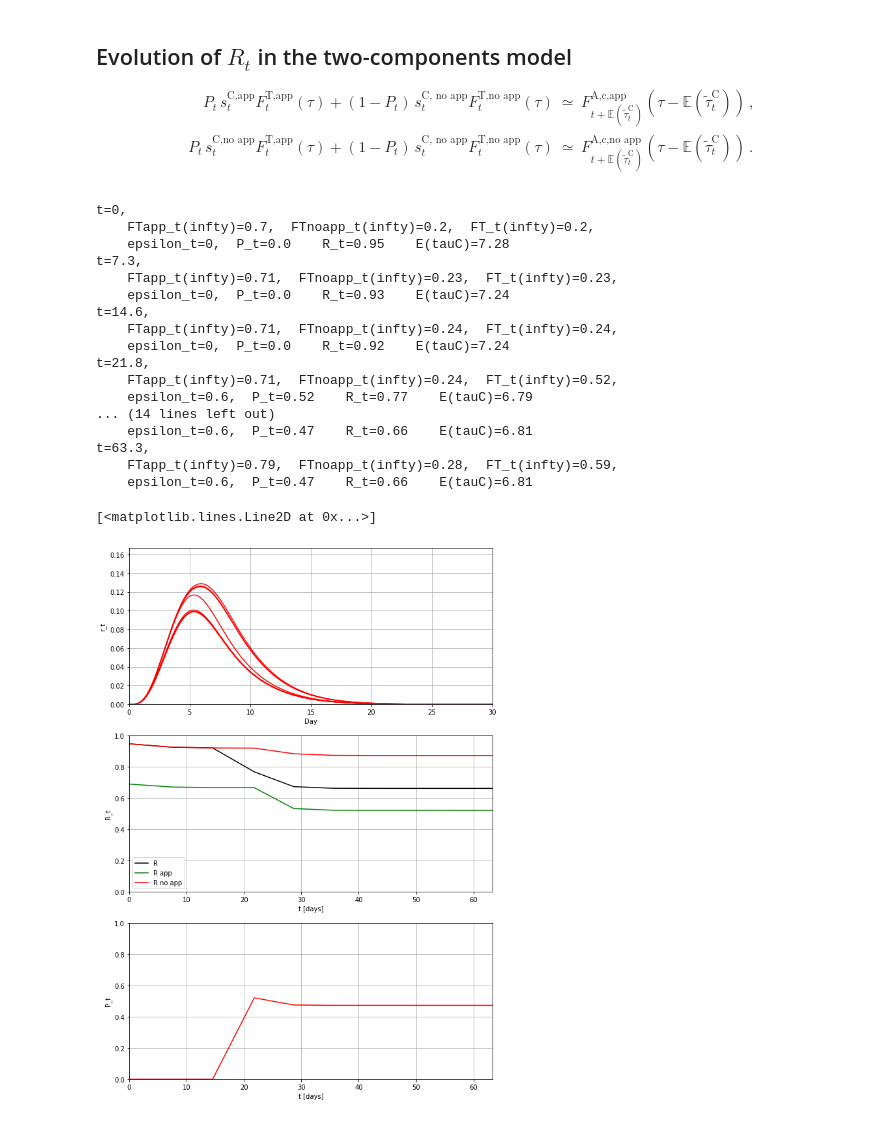
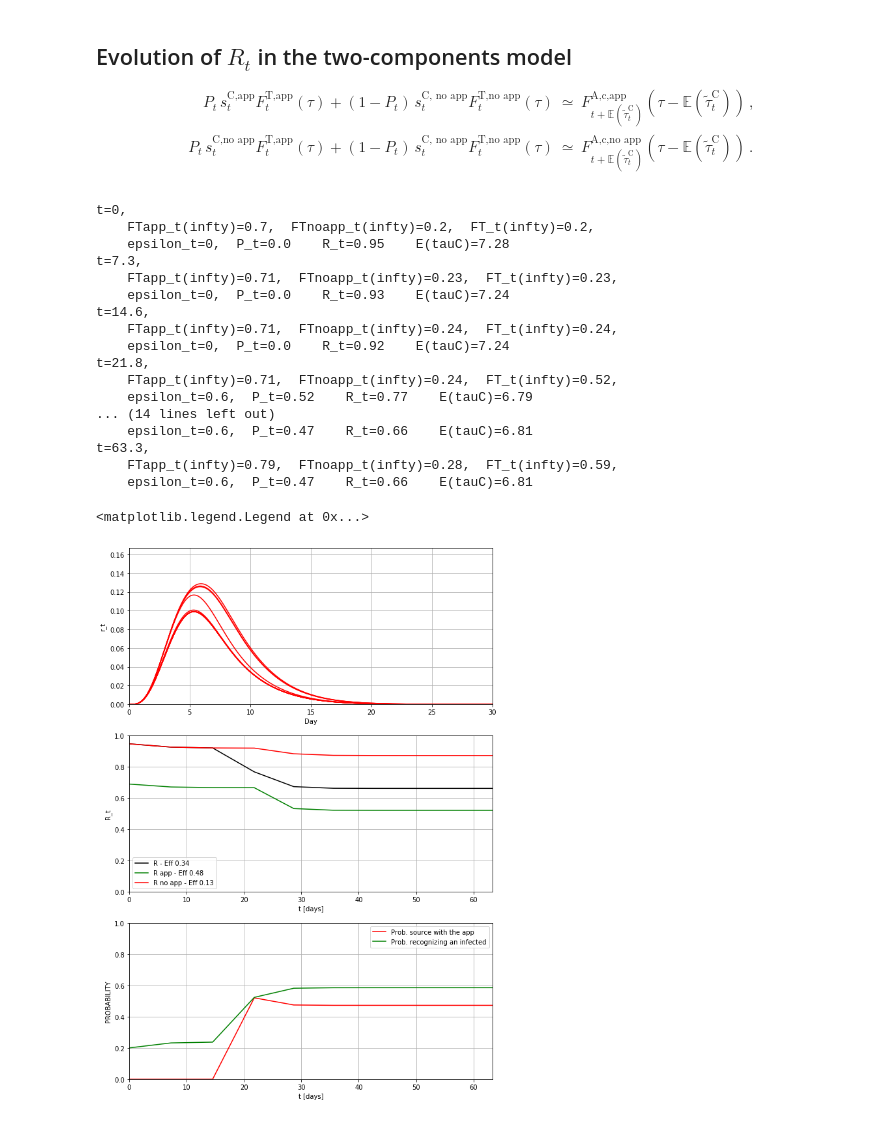
Before and after one commit to MarcoMene/epidemics-suppression, a Jupyter notebook: Contact tracing simulations - Nicer version with debugging.ipynb, the cells around one changed output. Drawn from its saved outputs; the diff is of its cells as text; code cells hidden in the pictures.

Commit message:
improved plots

```diff
--- a/Contact tracing simulations - Nicer version with debugging.ipynb
+++ b/Contact tracing simulations - Nicer version with debugging.ipynb
@@ -556,42 +555,47 @@ for i in range(0, N_iterations):
 
     fig.canvas.draw()
 
+def R_to_Eff(the_R):
+    return 1. - the_R/R0_0
+
 R_tplot = fig.add_subplot(312)
 R_tplot.set_xlabel('t [days]')
 R_tplot.set_ylabel('R_t')
 R_tplot.grid(True)
 R_tplot.set_xlim(0,t_list[-1])
 R_tplot.set_ylim(0,R0_0)
-R_tplot.plot(t_list, R_list, color="black",  label="R")
-R_tplot.plot(t_list, Rapp_list, color="green", label="R app")
-R_tplot.plot(t_list, Rnoapp_list, color="red", label="R no app")
+R_tplot.plot(t_list, R_list, color="black",  label=f"R - Eff. {round(R_to_Eff(R_list[-1]), 2)}")
+R_tplot.plot(t_list, Rapp_list, color="green", label=f"R app - Eff. {round(R_to_Eff(Rapp_list[-1]), 2)}")
+R_tplot.plot(t_list, Rnoapp_list, color="red", label=f"R no app - Eff. {round(R_to_Eff(Rnoapp_list[-1]), 2)}")
 R_tplot.legend()
 
 
 Pplot = fig.add_subplot(313)
 Pplot.set_xlabel('t [days]')
-Pplot.set_ylabel('P_t')
+Pplot.set_ylabel('PROBABILITY')
 Pplot.grid(True)
 Pplot.set_xlim(0,t_list[-1])
 Pplot.set_ylim(0,1)
-Pplot.plot(t_list, P_list, "r")
+Pplot.plot(t_list, P_list, color="red", label="Prob. source with the app")
+Pplot.plot(t_list, FTinfty_list, color="green", label="Prob. recognizing an infected")
+Pplot.legend()
 # %% [output]
 t=0,
     FTapp_t(infty)=0.7,  FTnoapp_t(infty)=0.2,  FT_t(infty)=0.2,
     epsilon_t=0,  P_t=0.0    R_t=0.95    E(tauC)=7.28
 t=7.3,
     FTapp_t(infty)=0.71,  FTnoapp_t(infty)=0.23,  FT_t(infty)=0.23,
     epsilon_t=0,  P_t=0.0    R_t=0.93    E(tauC)=7.24
 t=14.6,
     FTapp_t(infty)=0.71,  FTnoapp_t(infty)=0.24,  FT_t(infty)=0.24,
     epsilon_t=0,  P_t=0.0    R_t=0.92    E(tauC)=7.24
 t=21.8,
     FTapp_t(infty)=0.71,  FTnoapp_t(infty)=0.24,  FT_t(infty)=0.52,
     epsilon_t=0.6,  P_t=0.52    R_t=0.77    E(tauC)=6.79
 ... (14 lines left out)
     epsilon_t=0.6,  P_t=0.47    R_t=0.66    E(tauC)=6.81
 t=63.3,
     FTapp_t(infty)=0.79,  FTnoapp_t(infty)=0.28,  FT_t(infty)=0.59,
     epsilon_t=0.6,  P_t=0.47    R_t=0.66    E(tauC)=6.81
-[<matplotlib.lines.Line2D at 0x...>]
+<matplotlib.legend.Legend at 0x...>
-[figure, old version]
+[figure, new version]
```
Also changed, not shown: parts of 1 cell of this notebook.
